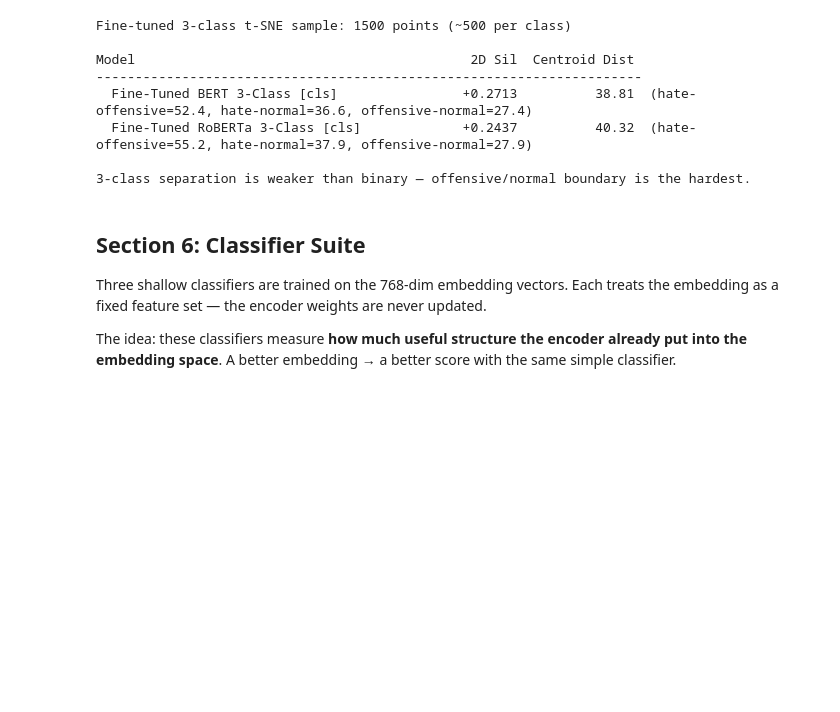
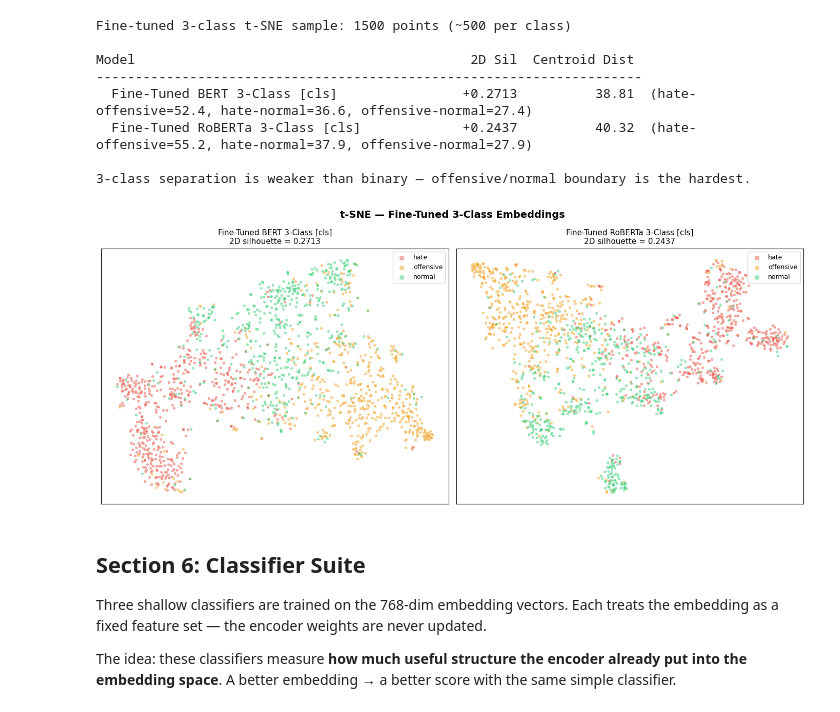
Before and after one commit to smubia-projects/dap-ay2526-hate-speech, a Jupyter notebook: embedding-experiments.ipynb, the cells around one changed output. Cells and saved outputs as stored; diff of their text form; code cells hidden in the pictures; blank space fills up the shorter version.

```diff
--- a/embedding-experiments.ipynb
+++ b/embedding-experiments.ipynb
@@ -556,6 +631,35 @@ Model                                           2D Sil  Centroid Dist
   Fine-Tuned RoBERTa 3-Class [cls]             +0.2437          40.32  (hate-offensive=55.2, hate-normal=37.9, offensive-normal=27.9)
 
 3-class separation is weaker than binary — offensive/normal boundary is the hardest.
+# %%
+# ── t-SNE scatter plots: Fine-tuned 3-class models ───────────────────────────
+fig, axes = plt.subplots(1, 2, figsize=(14, 6))
+
+tsne_ft_plot = TSNE(n_components=2, random_state=42, perplexity=30, max_iter=1000)
+
+for ax, prefix in zip(axes, ['bert-3class', 'roberta-3class']):
+    X_sub = get_arrays(prefix, 'cls')['X_train'][tsne_idx_ft]
+    y_sub = get_arrays(prefix, 'cls')['y_train'][tsne_idx_ft]
+    display = DISPLAY_NAMES[(prefix, 'cls')]
+
+    X_2d = tsne_ft_plot.fit_transform(X_sub)
+    sil_2d = silhouette_score(X_2d, y_sub)
+
+    for c in sorted(np.unique(y_sub)):
+        mask = y_sub == c
+        ax.scatter(X_2d[mask, 0], X_2d[mask, 1],
+                   c=COLORS_3[c], label=LABEL_MAP_3[c], alpha=0.4, s=8)
+
+    ax.set_title(f"{display}\n2D silhouette = {sil_2d:.4f}", fontsize=11)
+    ax.legend(fontsize=9, markerscale=2)
+    ax.set_xticks([])
+    ax.set_yticks([])
+
+fig.suptitle("t-SNE — Fine-Tuned 3-Class Embeddings", fontsize=14, fontweight='bold')
+plt.tight_layout()
+plt.show()
+# %% [output]
+[figure, added]
 # %% [markdown]
 ## Section 6: Classifier Suite
 
```
Also changed, not shown: parts of 3 cells of this notebook, 27 other files.
